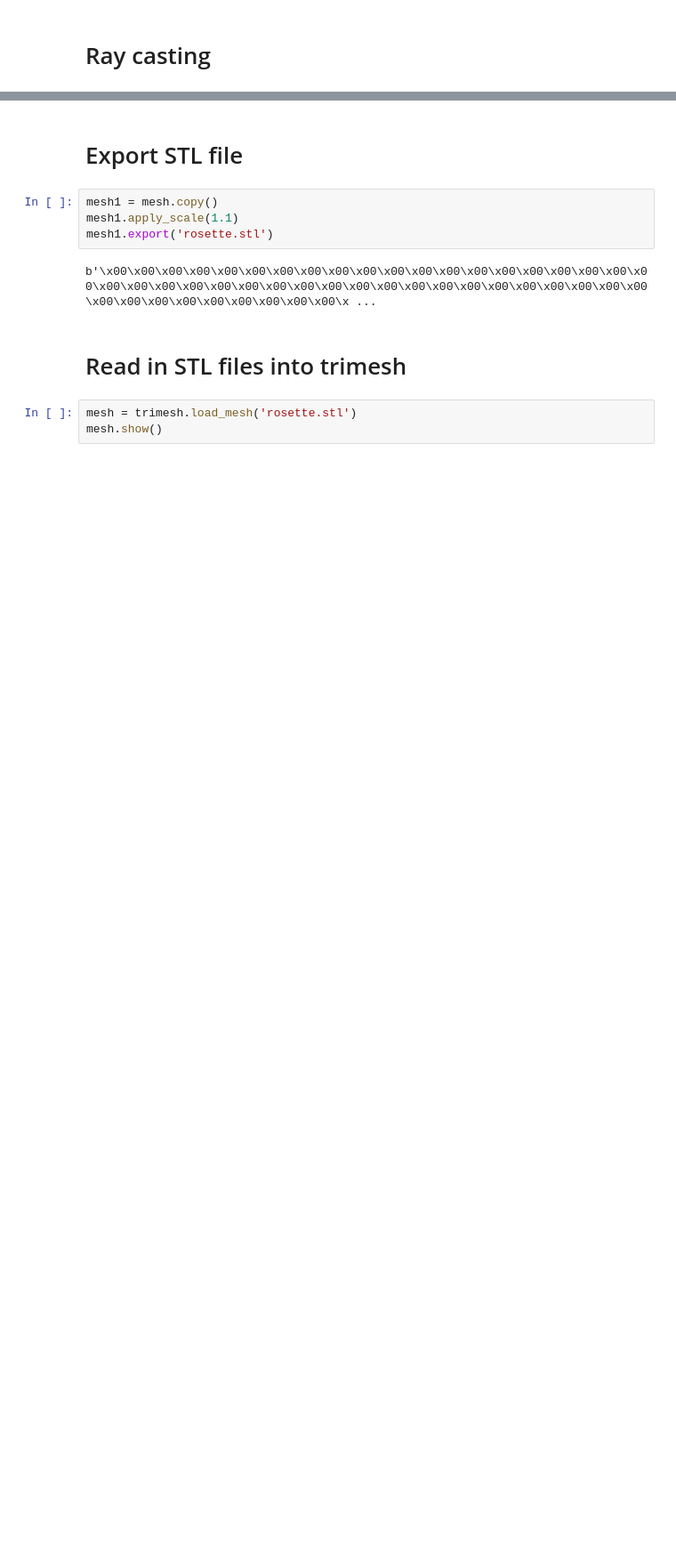
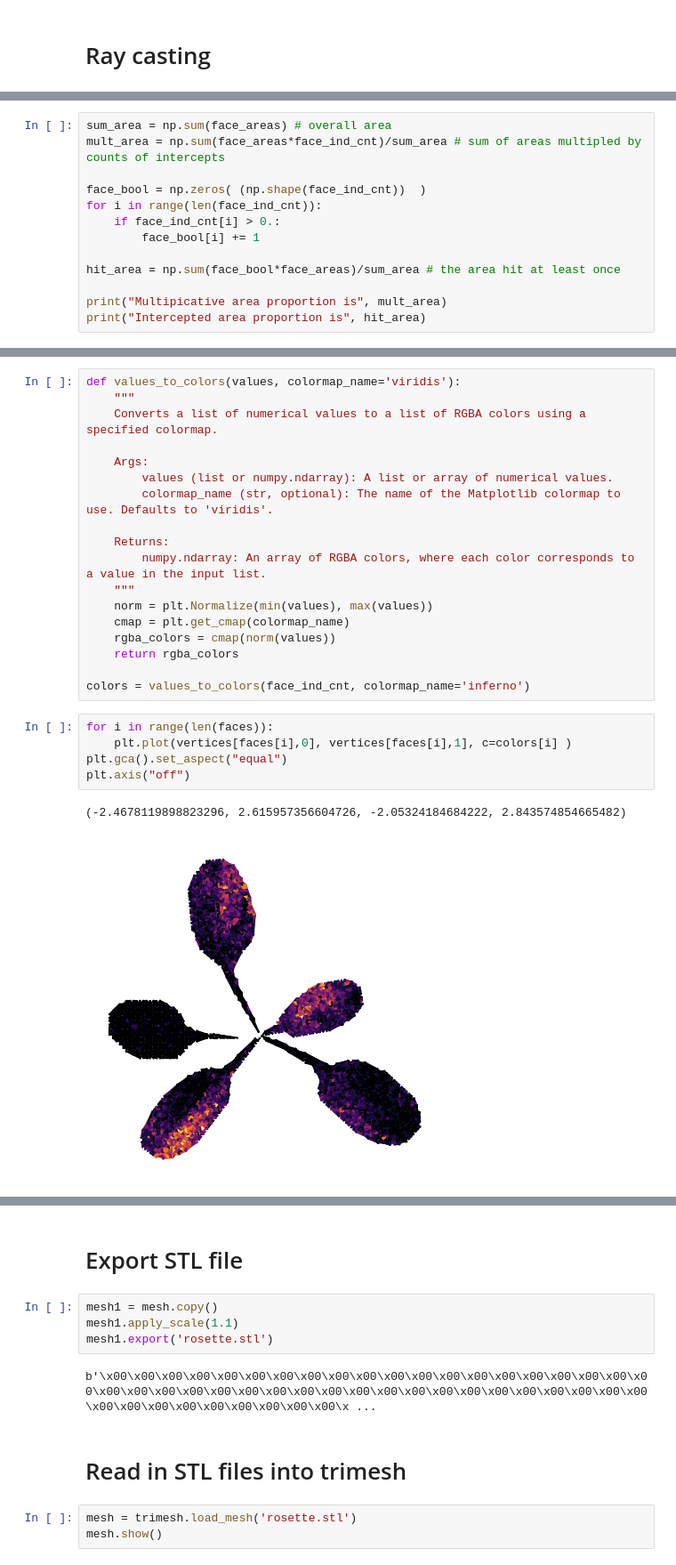
Before and after one commit to DanChitwood/arabidopsis_triangulation_test, a Jupyter notebook: Arabidopsis_delauney.ipynb, the cells around one changed output, grey strips where cells are left out. Shown at 89% size. Cells and saved outputs as stored; diff of their text form; blank space fills up the shorter version.

```diff
--- a/Arabidopsis_delauney.ipynb
+++ b/Arabidopsis_delauney.ipynb
@@ -495,0 +568,13 @@ There are 11557688 rays and 41938 interceptions
+# %%
+sum_area = np.sum(face_areas) # overall area
+mult_area = np.sum(face_areas*face_ind_cnt)/sum_area # sum of areas multipled by counts of intercepts
+
+face_bool = np.zeros( (np.shape(face_ind_cnt))  )
+for i in range(len(face_ind_cnt)):
+    if face_ind_cnt[i] > 0.:
+        face_bool[i] += 1
+
+hit_area = np.sum(face_bool*face_areas)/sum_area # the area hit at least once
+
+print("Multipicative area proportion is", mult_area)
+print("Intercepted area proportion is", hit_area)
@@ -496,3 +586,29 @@ There are 11557688 rays and 41938 interceptions
+# %%
+def values_to_colors(values, colormap_name='viridis'):
+    """
+    Converts a list of numerical values to a list of RGBA colors using a specified colormap.
+
+    Args:
+        values (list or numpy.ndarray): A list or array of numerical values.
+        colormap_name (str, optional): The name of the Matplotlib colormap to use. Defaults to 'viridis'.
+
+    Returns:
+        numpy.ndarray: An array of RGBA colors, where each color corresponds to a value in the input list.
+    """
+    norm = plt.Normalize(min(values), max(values))
+    cmap = plt.get_cmap(colormap_name)
+    rgba_colors = cmap(norm(values))
+    return rgba_colors
+
+colors = values_to_colors(face_ind_cnt, colormap_name='inferno')
+# %%
+for i in range(len(faces)):
+    plt.plot(vertices[faces[i],0], vertices[faces[i],1], c=colors[i] )
+plt.gca().set_aspect("equal")
+plt.axis("off")
+# %% [output]
+(-2.4678119898823296, 2.615957356604726, -2.05324184684222, 2.843574854665482)
+[figure, added]
 # %%
 plt.figure(figsize=(10,5))
 
```
Also changed, not shown: parts of 16 cells of this notebook.
